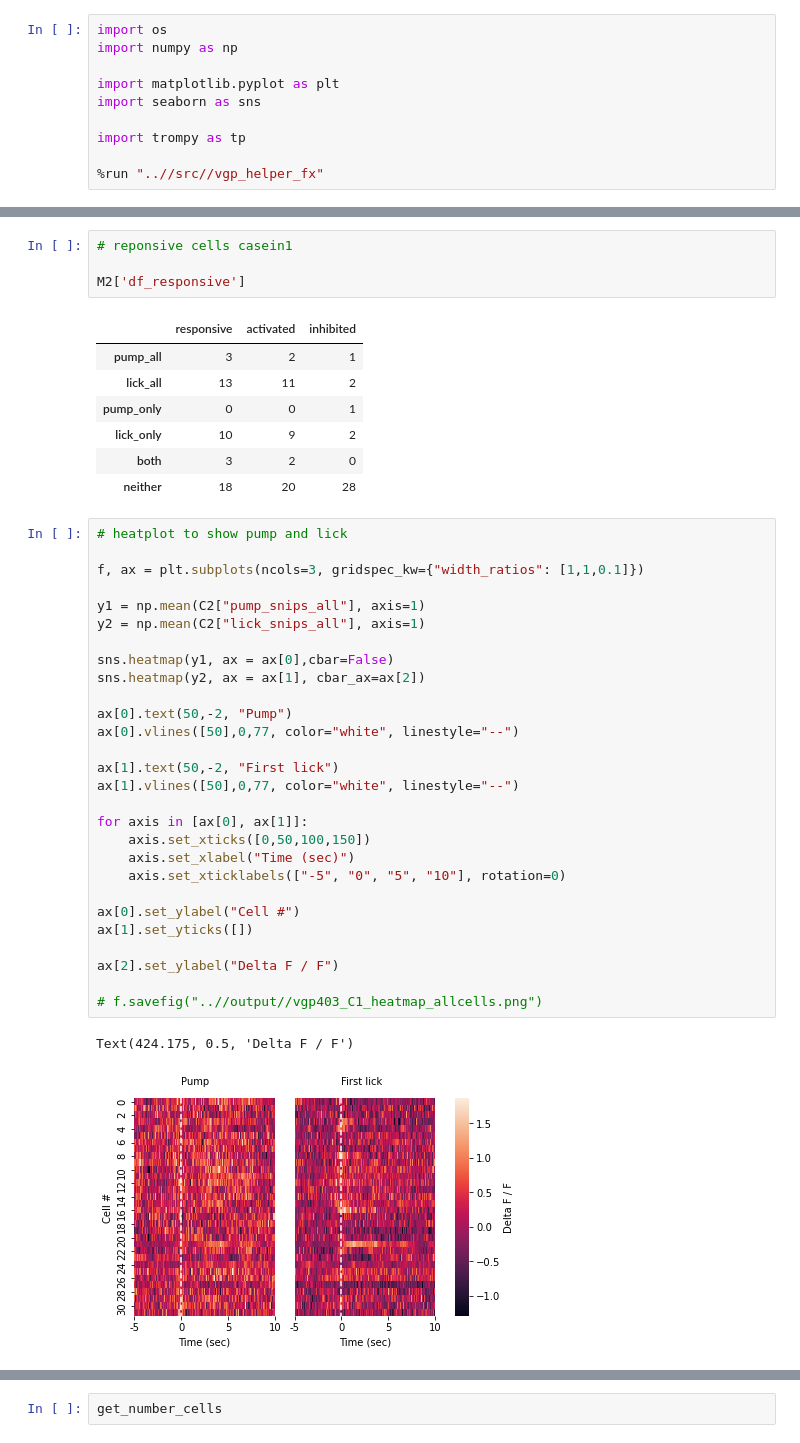
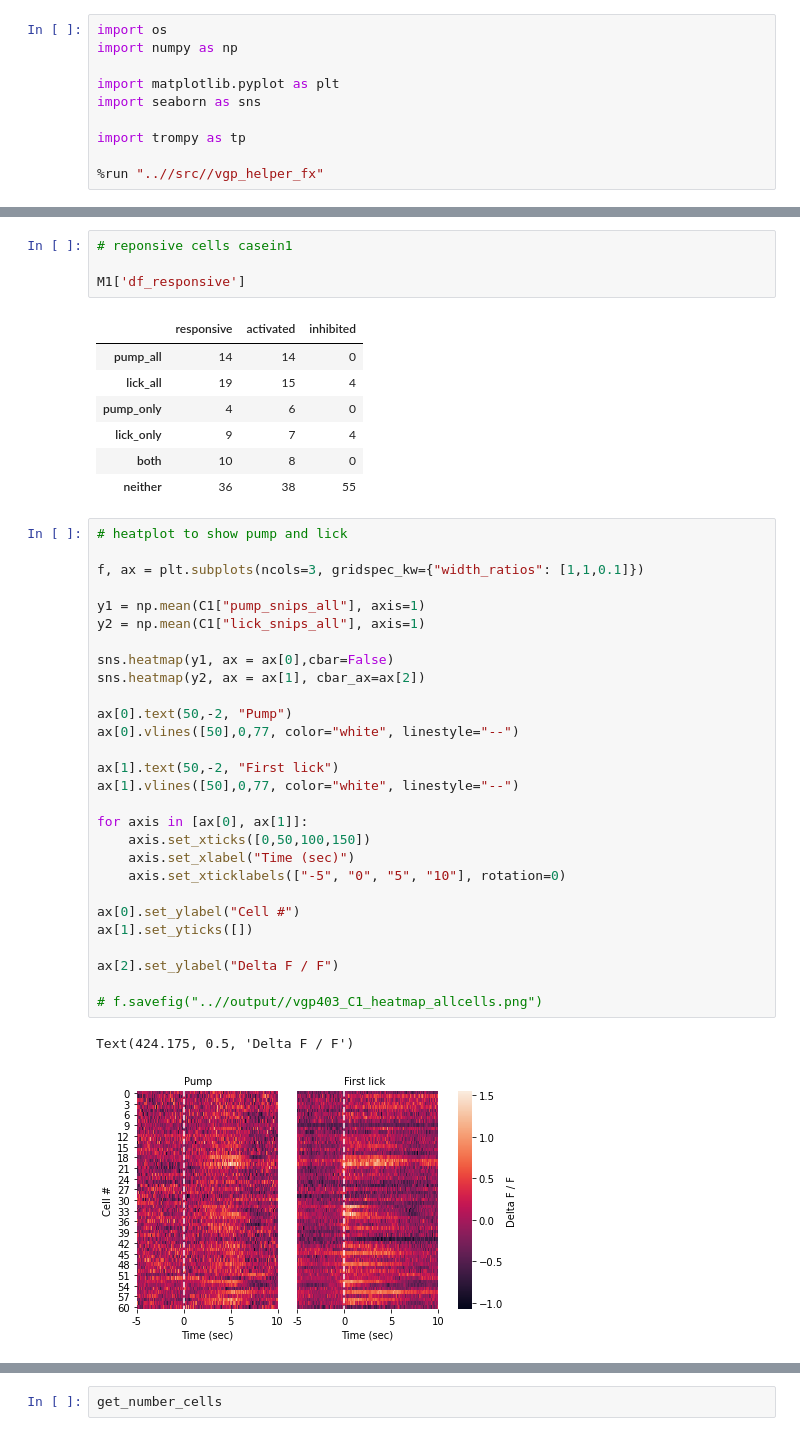
Before and after one commit to jetsetmette/VGP, a Jupyter notebook: notebooks/BNA_figs_representative.ipynb, the cells around one changed output, grey strips where cells are left out. Drawn from its saved outputs; the diff is of its cells as text.

Commit message:
Fixed figures

```diff
--- a/notebooks/BNA_figs_representative.ipynb
+++ b/notebooks/BNA_figs_representative.ipynb
@@ -132,46 +61,46 @@ C:\Users\mko102\UiT Office 365\O365-Pipette 2 - Dokumenter\People\Mette\GitHub\2
 # %%
 # reponsive cells casein1
 
-M2['df_responsive']
+M1['df_responsive']
 # %% [output]
 |  | responsive | activated | inhibited |
-| pump_all | 3 | 2 | 1 |
-| lick_all | 13 | 11 | 2 |
-| pump_only | 0 | 0 | 1 |
-| lick_only | 10 | 9 | 2 |
-| both | 3 | 2 | 0 |
-| neither | 18 | 20 | 28 |
+| pump_all | 14 | 14 | 0 |
+| lick_all | 19 | 15 | 4 |
+| pump_only | 4 | 6 | 0 |
+| lick_only | 9 | 7 | 4 |
+| both | 10 | 8 | 0 |
+| neither | 36 | 38 | 55 |
 # %%
 # heatplot to show pump and lick
 
 f, ax = plt.subplots(ncols=3, gridspec_kw={"width_ratios": [1,1,0.1]})
 
-y1 = np.mean(C2["pump_snips_all"], axis=1)
-y2 = np.mean(C2["lick_snips_all"], axis=1)
+y1 = np.mean(C1["pump_snips_all"], axis=1)
+y2 = np.mean(C1["lick_snips_all"], axis=1)
 
 sns.heatmap(y1, ax = ax[0],cbar=False)
 sns.heatmap(y2, ax = ax[1], cbar_ax=ax[2])
 
 ax[0].text(50,-2, "Pump")
 ax[0].vlines([50],0,77, color="white", linestyle="--")
 
 ax[1].text(50,-2, "First lick")
 ax[1].vlines([50],0,77, color="white", linestyle="--")
 
 for axis in [ax[0], ax[1]]:
     axis.set_xticks([0,50,100,150])
     axis.set_xlabel("Time (sec)")
     axis.set_xticklabels(["-5", "0", "5", "10"], rotation=0)
 
 ax[0].set_ylabel("Cell #")
 ax[1].set_yticks([])
 
 ax[2].set_ylabel("Delta F / F")
 
 # f.savefig("..//output//vgp403_C1_heatmap_allcells.png")
 # %% [output]
 Text(424.175, 0.5, 'Delta F / F')
-[figure, old version]
+[figure, new version]
 # %%
 # shaded error plots to show activation Casein 1
 
```
Also changed, not shown: parts of 8 cells of this notebook.
